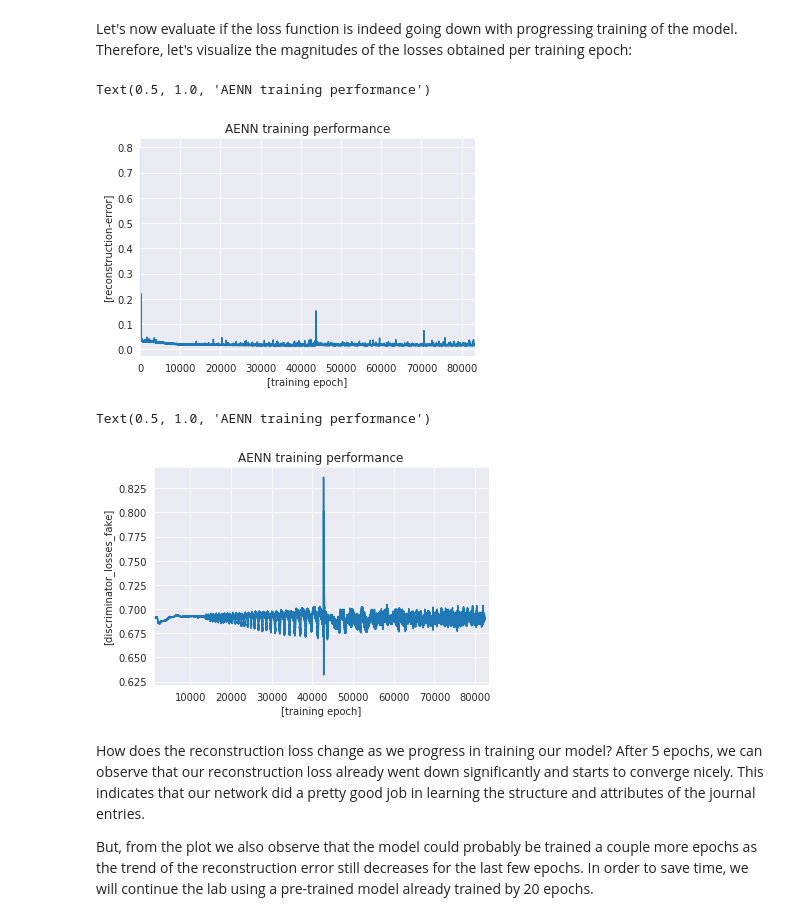
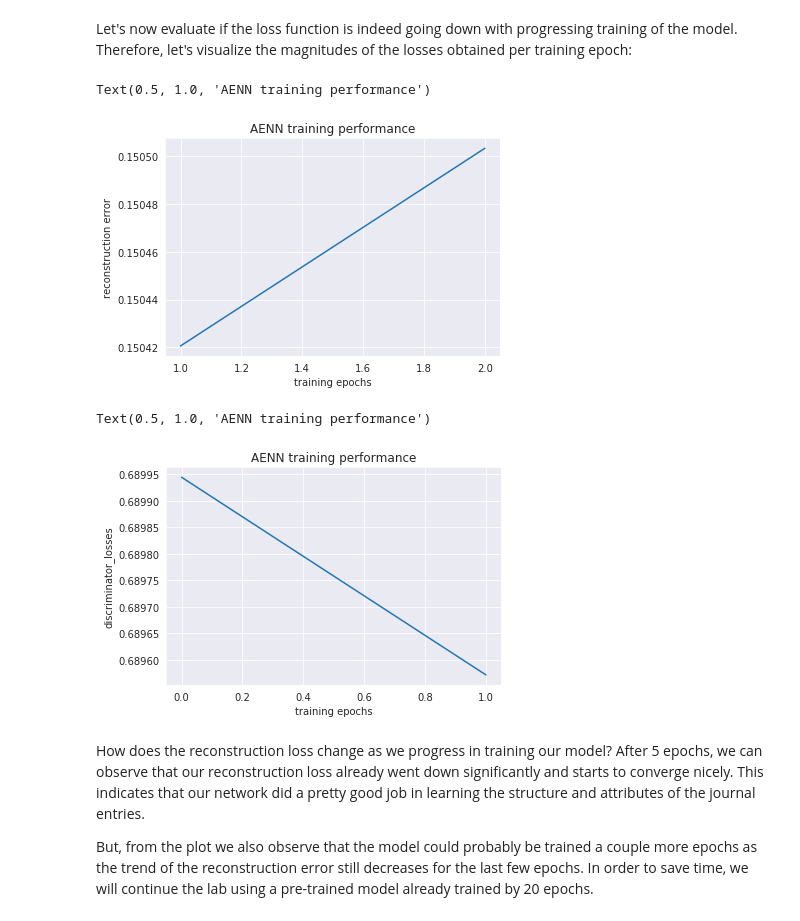
Before and after one commit to GitiHubi/deepAD, a Jupyter notebook: Ad_Autoencoder.ipynb, the cells around one changed output. Drawn from its saved outputs; the diff is of its cells as text; code cells hidden in the pictures.

```diff
--- a/Ad_Autoencoder.ipynb
+++ b/Ad_Autoencoder.ipynb
@@ -213,7 +209,7 @@ As expected, it can be observed, that for both attributes the distributions of a
 numeric_attr_names = ['DMBTR', 'WRBTR']
 
 # add a small epsilon to eliminate zero values from data for log scaling
-numeric_attr = ori_dataset[numeric_attr_names] + 1e-7
+numeric_attr = ori_dataset[numeric_attr_names] + 1e-4
 numeric_attr = numeric_attr.apply(np.log)
 
 # normalize all numeric attributes to the range [0,1]
@@ -523,7 +550,7 @@ discriminator_optimizer = optim.Adam(discriminator_train.parameters(), lr=learni
 Specify number of training epochs and mini batch size
 # %%
 # specify training parameters
-num_epochs = 20
+num_epochs = 2
 mini_batch_size = 128
 # %% [markdown]
 ## 4. Training the Adversarial Autoencoder Neural Network Model
@@ -538,6 +568,6 @@ To partition the learned journal entry representations, we sample from a prior d
 # %%
 # sample Guassian distribution(s) of a particular shape
-def get_target_distribution(self, mu, sigma, n, dim=2):
+def get_target_distribution(mu, sigma, n, dim=2):
 
     # determine samples per gaussian
     samples_per_gaussian = int(n / len(mu))
@@ -845,26 +938,26 @@ for epoch in range(num_epochs):
 Let's now evaluate if the loss function is indeed going down with progressing training of the model. Therefore, let's visualize the magnitudes of the losses obtained per training epoch:
 # %%
 # plot the training progress
-plt.plot(range(0, len(reconstruction_losses)), reconstruction_losses)
-plt.xlabel('[training epoch]')
-plt.xlim([0, len(reconstruction_losses)])
-plt.ylabel('[reconstruction-error]')
+plt.plot(range(1, len(reconstruction_losses)+1), reconstruction_losses)
+plt.xlabel('training epochs')
+#plt.xlim([0, len(reconstruction_losses)])
+plt.ylabel('reconstruction error')
 #plt.ylim([0.0, 1.0])
-plt.title('AENN training performance')
+plt.title('AENN training performance');
 # %% [output]
 Text(0.5, 1.0, 'AENN training performance')
-[figure, old version]
+[figure, new version]
 # %%
 # plot the training progress
-plt.plot(range(0, len(discriminator_losses_fake[1000:])), discriminator_losses_fake[1000:])
-plt.xlabel('[training epoch]')
-plt.xlim([1000, len(discriminator_losses_fake)])
-plt.ylabel('[discriminator_losses_fake]')
+plt.plot(range(0, len(discriminator_losses)), discriminator_losses)
+plt.xlabel('training epochs')
+#plt.xlim([0, len(discriminator_losses)])
+plt.ylabel('discriminator_losses')
 #plt.ylim([0.0, 1.0])
-plt.title('AENN training performance')
+plt.title('AENN training performance');
 # %% [output]
 Text(0.5, 1.0, 'AENN training performance')
-[figure, old version]
+[figure, new version]
 # %% [markdown]
 How does the reconstruction loss change as we progress in training our model? After 5 epochs, we can observe that our reconstruction loss already went down significantly and starts to converge nicely. This indicates that our network did a pretty good job in learning the structure and attributes of the journal entries.
 
```
Also changed, not shown: parts of 48 cells of this notebook.
